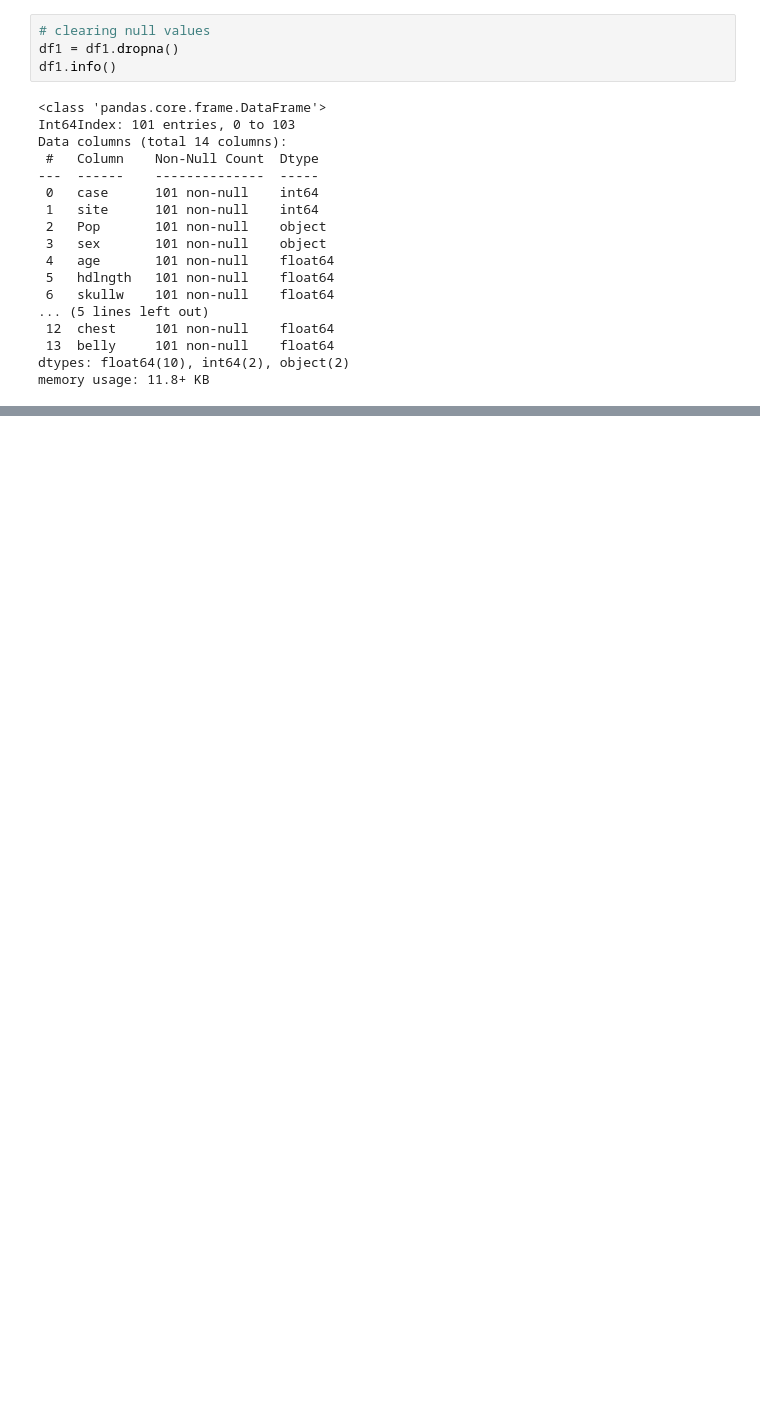
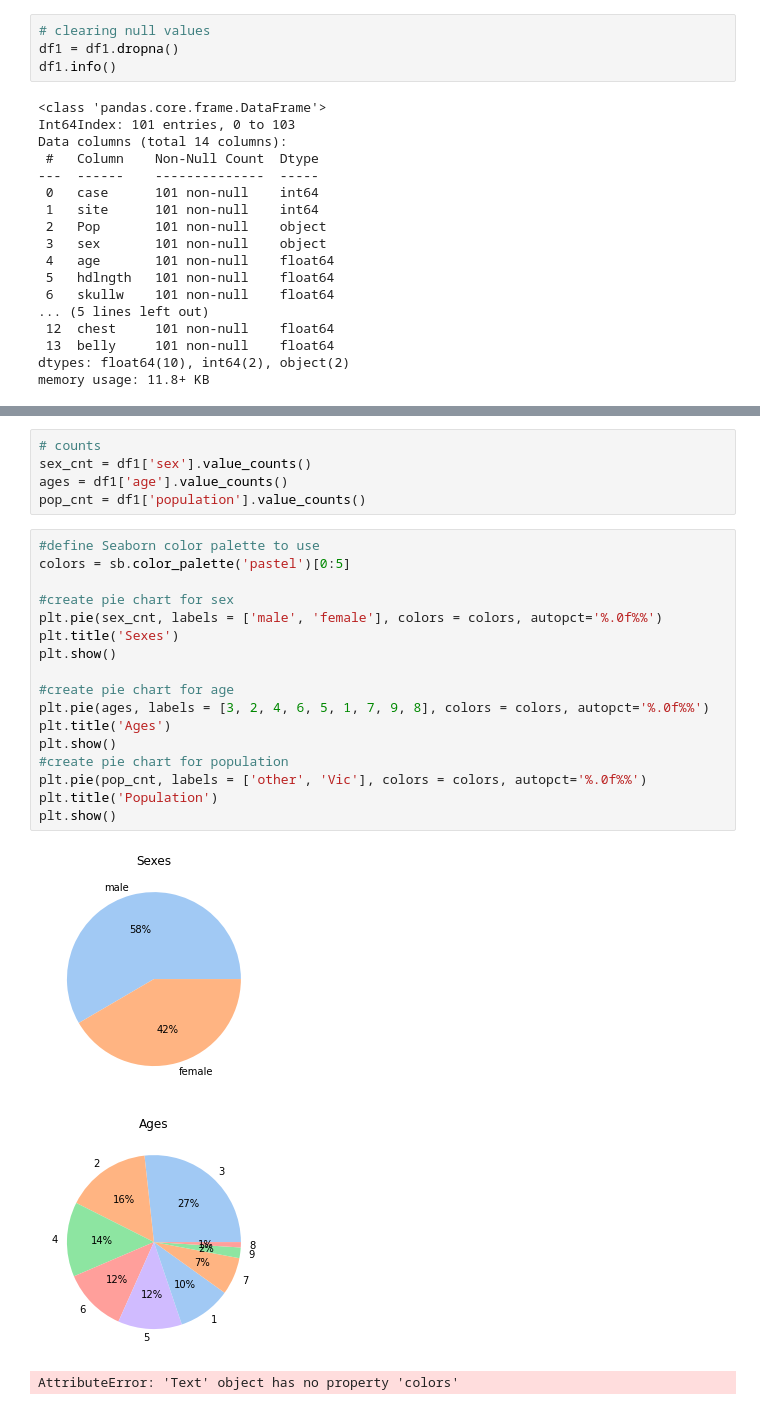
Before and after one commit to dhairyagupta2603/DAC_task1_regression, a Jupyter notebook: notebooks/data_cleaning.ipynb, the cells around one changed output, grey strips where cells are left out. Cells and saved outputs as stored; diff of their text form; blank space fills up the shorter version.

```diff
--- a/notebooks/data_cleaning.ipynb
+++ b/notebooks/data_cleaning.ipynb
@@ -50,0 +154,26 @@ memory usage: 11.8+ KB
+# %%
+# counts
+sex_cnt = df1['sex'].value_counts()
+ages = df1['age'].value_counts()
+pop_cnt = df1['population'].value_counts()
+# %%
+#define Seaborn color palette to use
+colors = sb.color_palette('pastel')[0:5]
+
+#create pie chart for sex
+plt.pie(sex_cnt, labels = ['male', 'female'], colors = colors, autopct='%.0f%%')
+plt.title('Sexes')
+plt.show()
+
+#create pie chart for age
+plt.pie(ages, labels = [3, 2, 4, 6, 5, 1, 7, 9, 8], colors = colors, autopct='%.0f%%')
+plt.title('Ages')
+plt.show()
+#create pie chart for population
+plt.pie(pop_cnt, labels = ['other', 'Vic'], colors = colors, autopct='%.0f%%')
+plt.title('Population')
+plt.show()
+# %% [output]
+[figure, added]
+[figure, added]
+AttributeError: 'Text' object has no property 'colors'
```
Also changed, not shown: parts of 10 cells of this notebook, 1 other file.
